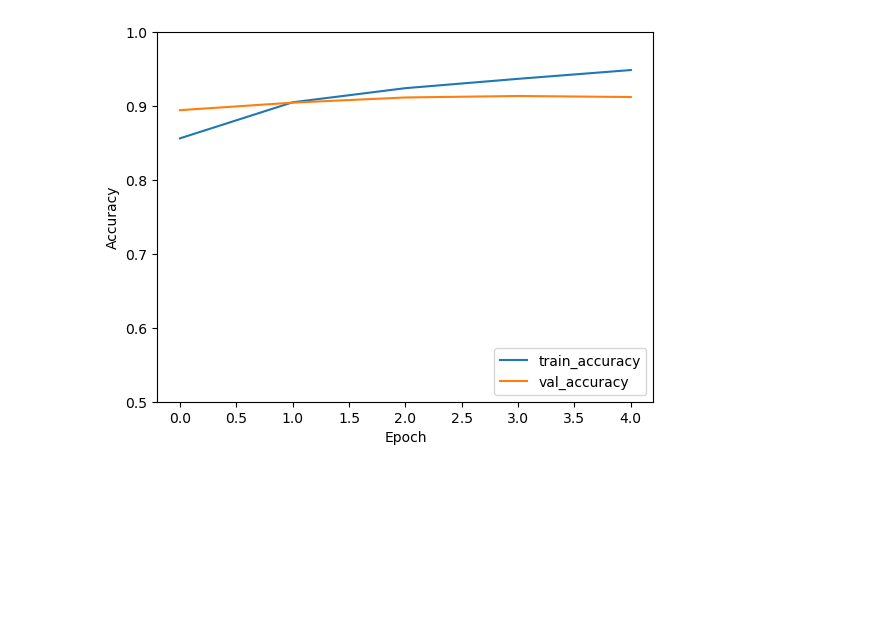
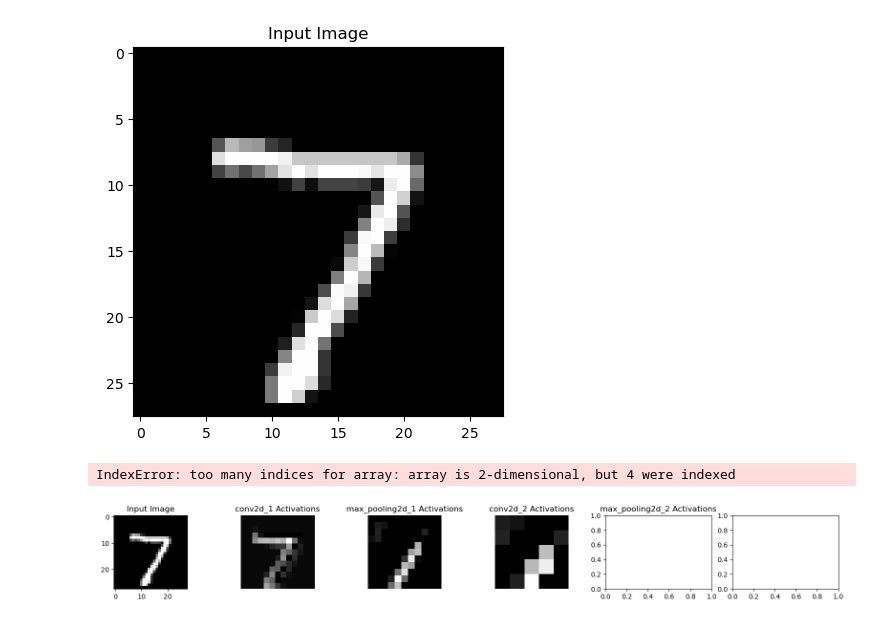
Before and after one commit to Ngedenidze/CNNsResearch, a Jupyter notebook: grayscale_test.ipynb, the cells around one changed output. Saved outputs shown, nothing was run; the diff lists cells and outputs as text; code cells hidden in the pictures; blank space fills up the shorter version.

```diff
--- a/grayscale_test.ipynb
+++ b/grayscale_test.ipynb
@@ -1,24 +1,24 @@
 # %%
 import tensorflow as tf
 import numpy as np
-import time
 import matplotlib.pyplot as plt
 
 # Load and preprocess the dataset
-fashion_mnist = tf.keras.datasets.fashion_mnist
-(train_images, train_labels), (test_images, test_labels) = fashion_mnist.load_data()
-train_images = train_images.reshape((60000, 28, 28, 1)) # modify input shape to include channel dimension
+mnist = tf.keras.datasets.mnist
+(train_images, train_labels), (test_images, test_labels) = mnist.load_data()
+train_images = train_images.reshape((60000, 28, 28, 1))
 train_images = train_images / 255.0
 test_images = test_images.reshape((10000, 28, 28, 1))
 test_images = test_images / 255.0
 
-# Define the model architecture
-model = tf.keras.Sequential([
-    tf.keras.layers.Conv2D(32, (3, 3), activation='relu', input_shape=(28, 28, 1)),
-    tf.keras.layers.Conv2D(32, (3, 3), activation='relu'),
-    tf.keras.layers.Conv2D(32, (3, 3), activation='relu'),
-    tf.keras.layers.Flatten(),  # add flattening layer
-    tf.keras.layers.Dense(10, activation='softmax')
+# Define the CNN architecture
+model = tf.keras.models.Sequential([
+    tf.keras.layers.Conv2D(32, (3, 3), activation='relu', input_shape=(28, 28, 1), name='conv2d_1'),
+    tf.keras.layers.MaxPooling2D((2, 2), name='max_pooling2d_1'),
+    tf.keras.layers.Conv2D(32, (3, 3), activation='relu', name='conv2d_2'),
+    tf.keras.layers.MaxPooling2D((2, 2), name='max_pooling2d_2'),
+    tf.keras.layers.Flatten(name='flatten'),
+    tf.keras.layers.Dense(10, activation='softmax', name='dense')
 ])
 
 # Compile the model
@@ -26,22 +26,44 @@ model.compile(optimizer='adam',
               loss='sparse_categorical_crossentropy',
               metrics=['accuracy'])
 
-# Train the model
-start_time = time.time()
-history = model.fit(train_images, train_labels, epochs=5, validation_data=(test_images, test_labels))
-end_time = time.time()
+# Define a function to display the activations of each layer
+def display_activations(activations, layer_names, input_image):
+    # Display the input image
+    plt.imshow(input_image.squeeze(), cmap='gray')
+    plt.title('Input Image')
+    plt.show()
 
-# Evaluate the model
-test_loss, test_acc = model.evaluate(test_images, test_labels, verbose=2)
-print('Test accuracy:', test_acc)
-print('Time elapsed: ', end_time-start_time)
+    # Display the layer activations for the first test image
+    fig, axs = plt.subplots(nrows=1, ncols=len(layer_names), figsize=(20, 2))
 
-# Plot training history
-plt.plot(history.history['accuracy'], label='train_accuracy')
-plt.plot(history.history['val_accuracy'], label='val_accuracy')
-plt.xlabel('Epoch')
-plt.ylabel('Accuracy')
-plt.ylim([0.5, 1])
-plt.legend(loc='lower right')
-plt.show()
+    for i, layer_activation in enumerate(activations):
+        img = test_images[i]
+        # Display the input image for the first layer
+        if i == 0:
+            axs[i].imshow(img.squeeze(), cmap='gray')
+            axs[i].set_title('Input Image')
+        else:
+            # Display the activation maps for the other layers
+            axs[i].set_title(layer_names[i-1] + ' Activations')
+            for j in range(layer_activation.shape[-1]):
+                row, col = divmod(j, 8)
+                axs[i].imshow(layer_activation[0, :, :, j].squeeze(), cmap='gray')
+                axs[i].axis('off')
+
+    plt.suptitle(layer_names[i] + ' Activations', fontsize=16)
+    plt.show()
+
+# Train the model and display the activations after each epoch
+for epoch in range(3):
+    print('Epoch', epoch)
+    history = model.fit(train_images, train_labels, epochs=1, validation_data=(test_images, test_labels))
+
+    # Get the layer outputs and names
+    layer_outputs = [layer.output for layer in model.layers]
+    activation_model = tf.keras.models.Model(inputs=model.input, outputs=layer_outputs)
+
+    # Get the activations and display them for the first test image
+    activations = activation_model.predict(test_images[:1])
+    layer_names = [layer.name for layer in model.layers]
+    display_activations(activations, layer_names, test_images[0])
 # %% [output]
@@ -63 +76,3 @@ Time elapsed:  87.85734486579895
-[figure, old version]
+[figure, new version]
+IndexError: too many indices for array: array is 2-dimensional, but 4 were indexed
+[figure, added]
```
Also changed, not shown: parts of 1 cell of this notebook, 39 other files.
